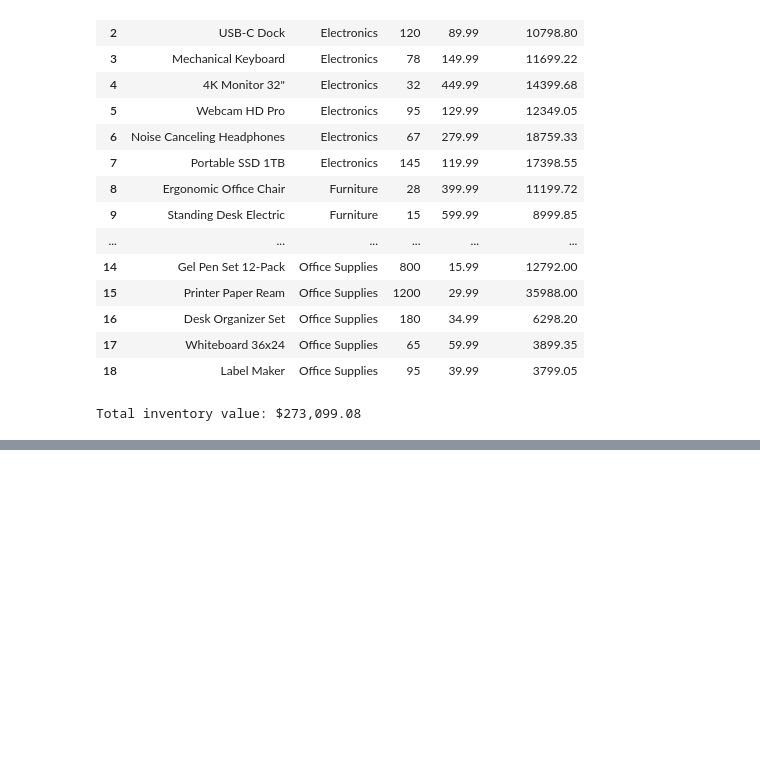
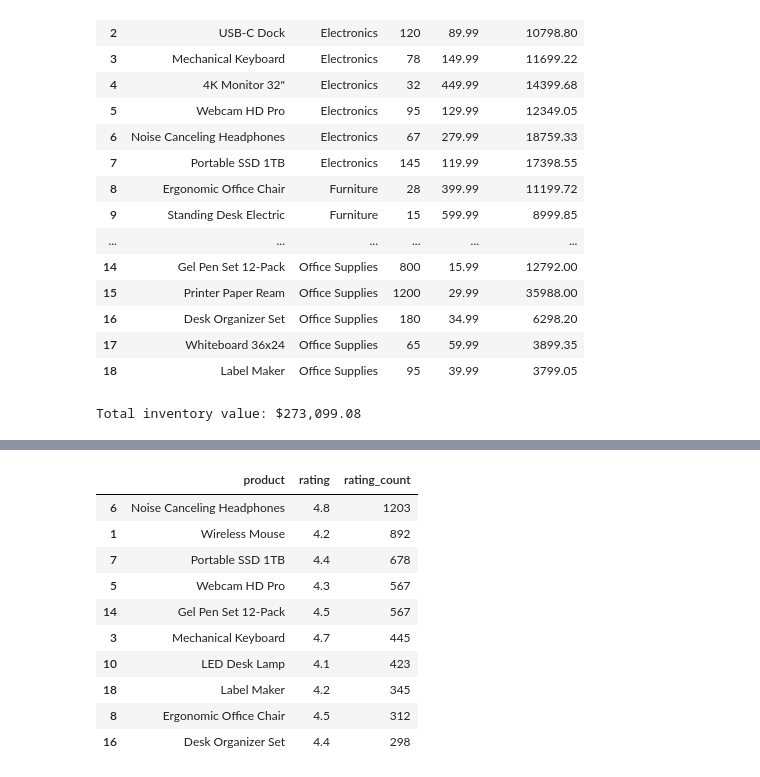
Before and after one commit to khing-fm/Data_Science, a Jupyter notebook: pandas-for_data-analytics_JSON-File.ipynb, the cells around one changed output, grey strips where cells are left out. Saved outputs shown, nothing was run; the diff lists cells and outputs as text; code cells hidden in the pictures; blank space fills up the shorter version.

```diff
--- a/pandas-for_data-analytics_JSON-File.ipynb
+++ b/pandas-for_data-analytics_JSON-File.ipynb
@@ -286,0 +369,29 @@ Total inventory value: $273,099.08
+# %%
+# 11. Products with most customer reviews
+
+most_reviewed = df.sort_values(
+    by='rating_count',
+    ascending=False
+)
+
+display(
+    most_reviewed[
+        [
+            'product',
+            'rating',
+            'rating_count'
+        ]
+    ].head(10)
+)
+# %% [output]
+|  | product | rating | rating_count |
+| 6 | Noise Canceling Headphones | 4.8 | 1203 |
+| 1 | Wireless Mouse | 4.2 | 892 |
+| 7 | Portable SSD 1TB | 4.4 | 678 |
+| 5 | Webcam HD Pro | 4.3 | 567 |
+| 14 | Gel Pen Set 12-Pack | 4.5 | 567 |
+| 3 | Mechanical Keyboard | 4.7 | 445 |
+| 10 | LED Desk Lamp | 4.1 | 423 |
+| 18 | Label Maker | 4.2 | 345 |
+| 8 | Ergonomic Office Chair | 4.5 | 312 |
+| 16 | Desk Organizer Set | 4.4 | 298 |
```
Also changed, not shown: parts of 5 cells of this notebook.
